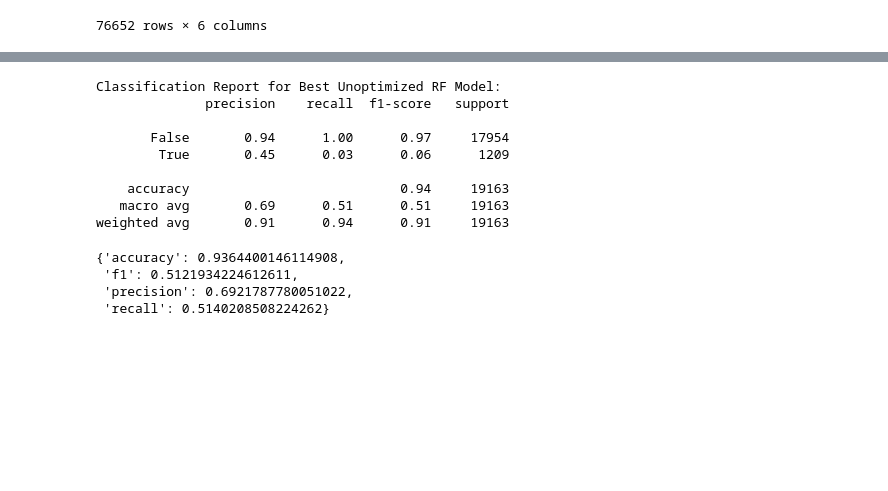
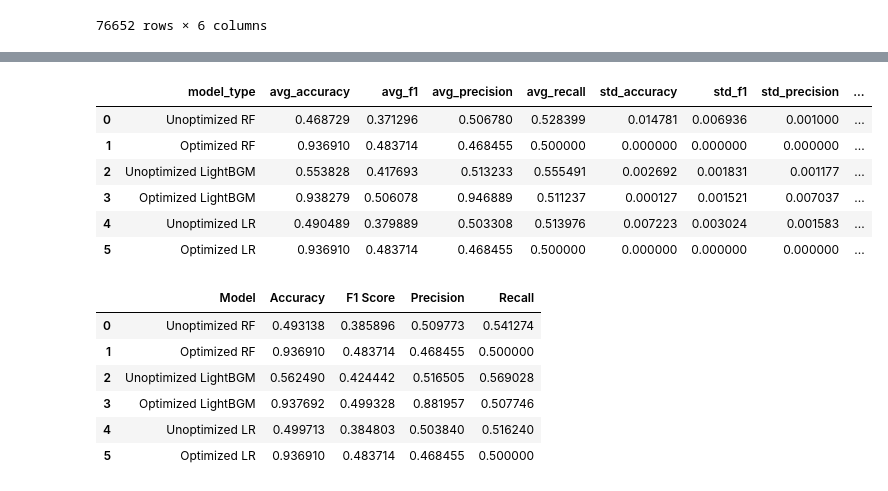
Before and after one commit to g-awaine/y3s2_caie_assessment, a Jupyter notebook: annex/modelling.ipynb, the cells around one changed output, grey strips where cells are left out. Drawn from its saved outputs; the diff is of its cells as text; code cells hidden in the pictures; blank space fills up the shorter version.

```diff
--- a/annex/modelling.ipynb
+++ b/annex/modelling.ipynb
@@ -582,53 +472,21 @@ from imblearn.under_sampling import RandomUnderSampler
-# %%
-from sklearn.metrics import accuracy_score, f1_score, precision_score, recall_score, classification_report
-
-def test_random_forest_model(X_test, y_test, best_unoptimized_model):
-    """
-    Test the best unoptimized RandomForest model on the test data and calculate metrics.
-
-    Args:
-        X_test (pd.DataFrame): Test features.
-        y_test (pd.Series): Test labels.
-        best_unoptimized_model (RandomForestClassifier): The best model selected from cross-validation.
-
-    Returns:
-        dict: The metrics (accuracy, f1, precision, recall) for the test set.
-    """
-
-    # Predict on the test data using the best model
-    y_pred = best_unoptimized_model.predict(X_test)
-
-    # Calculate the metrics
-    accuracy = accuracy_score(y_test, y_pred)
-    f1 = f1_score(y_test, y_pred, average="macro")
-    precision = precision_score(y_test, y_pred, average="macro")
-    recall = recall_score(y_test, y_pred, average="macro")
-
-    # Print classification report
-    print(f"Classification Report for Best Unoptimized RF Model:")
-    print(classification_report(y_test, y_pred))
-
-    # Store the metrics in a dictionary
-    test_metrics = {
-        "accuracy": accuracy,
-        "f1": f1,
-        "precision": precision,
-        "recall": recall
-    }
-
-    return test_metrics
-test_random_forest_model(X_test, y_test, best_unoptimized_model)
-# %% [output]
-Classification Report for Best Unoptimized RF Model:
-              precision    recall  f1-score   support
-
-       False       0.94      1.00      0.97     17954
-        True       0.45      0.03      0.06      1209
-
-    accuracy                           0.94     19163
-   macro avg       0.69      0.51      0.51     19163
-weighted avg       0.91      0.94      0.91     19163
-{'accuracy': 0.9364400146114908,
- 'f1': 0.5121934224612611,
- 'precision': 0.6921787780051022,
- 'recall': 0.5140208508224262}
+# %%
+agg_val_metrics_df = pd.read_csv("../data/09_metrics/agg_val_metrics.csv")
+agg_val_metrics_df
+# %% [output]
+|  | model_type | avg_accuracy | avg_f1 | avg_precision | avg_recall | std_accuracy | std_f1 | std_precision | ... |
+| 0 | Unoptimized RF | 0.468729 | 0.371296 | 0.506780 | 0.528399 | 0.014781 | 0.006936 | 0.001000 | ... |
+| 1 | Optimized RF | 0.936910 | 0.483714 | 0.468455 | 0.500000 | 0.000000 | 0.000000 | 0.000000 | ... |
+| 2 | Unoptimized LightBGM | 0.553828 | 0.417693 | 0.513233 | 0.555491 | 0.002692 | 0.001831 | 0.001177 | ... |
+| 3 | Optimized LightBGM | 0.938279 | 0.506078 | 0.946889 | 0.511237 | 0.000127 | 0.001521 | 0.007037 | ... |
+| 4 | Unoptimized LR | 0.490489 | 0.379889 | 0.503308 | 0.513976 | 0.007223 | 0.003024 | 0.001583 | ... |
+| 5 | Optimized LR | 0.936910 | 0.483714 | 0.468455 | 0.500000 | 0.000000 | 0.000000 | 0.000000 | ... |
+# %%
+test_metrics = pd.read_csv("../data/09_metrics/test_metrics.csv")
+# %% [output]
+|  | Model | Accuracy | F1 Score | Precision | Recall |
+| 0 | Unoptimized RF | 0.493138 | 0.385896 | 0.509773 | 0.541274 |
+| 1 | Optimized RF | 0.936910 | 0.483714 | 0.468455 | 0.500000 |
+| 2 | Unoptimized LightBGM | 0.562490 | 0.424442 | 0.516505 | 0.569028 |
+| 3 | Optimized LightBGM | 0.937692 | 0.499328 | 0.881957 | 0.507746 |
+| 4 | Unoptimized LR | 0.499713 | 0.384803 | 0.503840 | 0.516240 |
+| 5 | Optimized LR | 0.936910 | 0.483714 | 0.468455 | 0.500000 |
```
Also changed, not shown: parts of 3 cells of this notebook, 21 other files.
